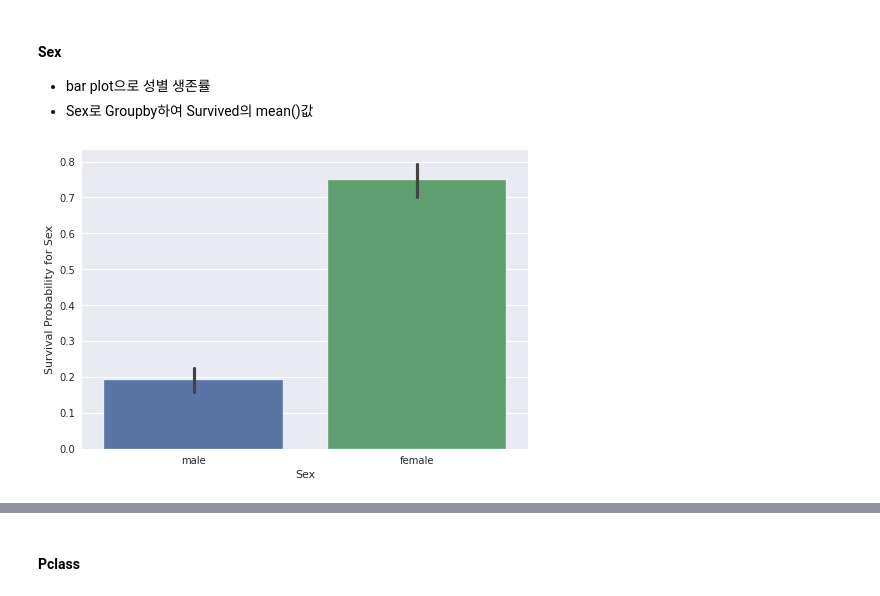
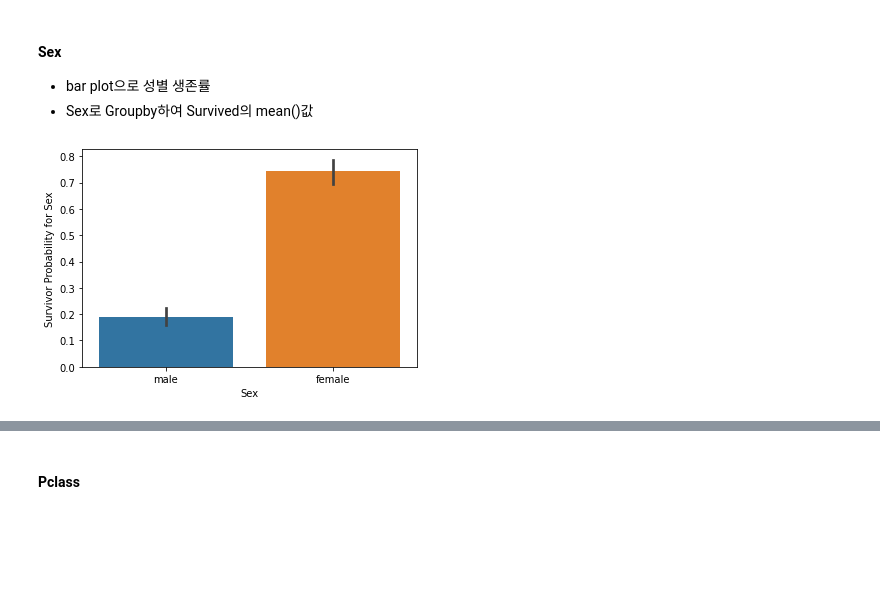
Before and after one commit to SANGSEOSEO/philosophy_datascience, a Jupyter notebook: 08.Kaggle_Dacon/titanic/titanic-data-analysis-using-ensemble-modeling.ipynb, the cells around one changed output, grey strips where cells are left out. Cells and saved outputs as stored; diff of their text form; code cells hidden in the pictures; blank space fills up the shorter version.

Commit message:
ensemble

```diff
--- a/08.Kaggle_Dacon/titanic/titanic-data-analysis-using-ensemble-modeling.ipynb
+++ b/08.Kaggle_Dacon/titanic/titanic-data-analysis-using-ensemble-modeling.ipynb
@@ -50,8 +50,8 @@ import seaborn as sns
 %matplotlib inline
 
 from collections import Counter
-from sklearn.ensemble import RandomForestClassifier, AdaBoostClassifier, GradientBoostingClassifier, ExtraTreesClassifier, VotingClassifier
-from sklearn.discriminant_analysis import LinearDiscriminantAnalysis  # LDA
+from sklearn.ensemble import (RandomForestClassifier, AdaBoostClassifier, GradientBoostingClassifier, ExtraTreesClassifier, VotingClassifier)
+from sklearn.discriminant_analysis import LinearDiscriminantAnalysis
 from sklearn.linear_model import LogisticRegression
 from sklearn.neighbors import KNeighborsClassifier
 from sklearn.tree import DecisionTreeClassifier
@@ -59,5 +59,7 @@ from sklearn.neural_network import MLPClassifier
 from sklearn.svm import SVC
 from sklearn.model_selection import GridSearchCV, cross_val_score, StratifiedKFold, learning_curve, train_test_split
 
-sns.set(style='white', context='notebook', palette='deep', font_scale=1)
-plt.style.use('seaborn')
+import warnings
+warnings.filterwarnings("ignore")
+
+%cd ../input/titanic/
@@ -186,0 +317,5 @@ multiple_outliers = detect_outliers(train, ['Age', 'SibSp', 'Parch', 'Fare'], 2)
+# %%
+display("이상치 삭제전", train.shape)
+display(train.iloc[multiple_outliers])
+train = train.drop(index = multiple_outliers, axis=0, errors='ignore', inplace=False).reset_index(drop=True)
+display("이상치 삭제 후 ", train.shape)
@@ -190,15 +343,12 @@ def remove_outliers(df, outlier_pos):
     이상치의 데이터프레임에서 인덱스를 매개변수로 받아
     해당 데이터를 삭제
     """
-    display("이상치 삭제전 : ", df.shape)
-
-    # show he outlier rows
+    display("이상치 삭제전", df.shape)
     display(df.iloc[outlier_pos])
 
-    # Drop outlier
-    df = df.drop(outlier_pos, axis=0, errors='ignore').reset_index(drop=True)
-    # 삭제후
+    df = df.drop(index = outlier_pos, axis=0, errors='ignore').reset_index(drop=True)
     display("이상치 삭제 후 ", df.shape)
+
     return df
 
 # Remove outlier
@@ -298,21 +541,22 @@ def check_null_missing_val(df, datasetT=True):
         # Fill empty and NaNs values with NaN
         df = df.fillna(np.nan)
 
-    # Check for Null values
+    print("널값 체크 : \n")
     display(df.isnull().sum())
 
-    # 데이터 타입
-    display(df.dtypes, type(df.dtypes), df.dtypes.to_list())
+    print("데이터타입 체크 : \n")
+    datatype_df = pd.DataFrame(data = df.dtypes).reset_index()
+    datatype_df = df.rename(columns={"index": "feature", 0: "data_type"}, inplace=False)
 
-    print("\n")
+    display(df)
+
+    print("dataset information : \n")
     display(df.info())
 
-    print("\n Technical Statistics")
+    print("dataset descriptive statistics : \n")
     display(df.describe())
 
-    print("\n Top 5")
-    display(df.head(n=5))
-
+    display(df.head(3))
     return df
 # %%
 dataset = check_null_missing_val(dataset, datasetT=True)
@@ -641,10 +874,10 @@ def show_factor_plot(df, xCol=None, yCol=None, col=None, kind='bar', hue=None):
 * bar plot으로 성별 생존률
 * Sex로 Groupby하여 Survived의 mean()값
 # %%
-g = sns.barplot(x="Sex", y = "Survived", data=train)
-g = g.set_ylabel("Survival Probability for Sex")
+g = sns.barplot(x="Sex", y="Survived", data=train)
+g = g.set_ylabel("Survivor Probability for Sex")
 # %% [output]
-[figure, old version]
+[figure, new version]
 # %%
 train[["Sex", "Survived"]].groupby("Sex").mean()
 # %% [output]
```
Also changed, not shown: parts of 141 cells of this notebook.
